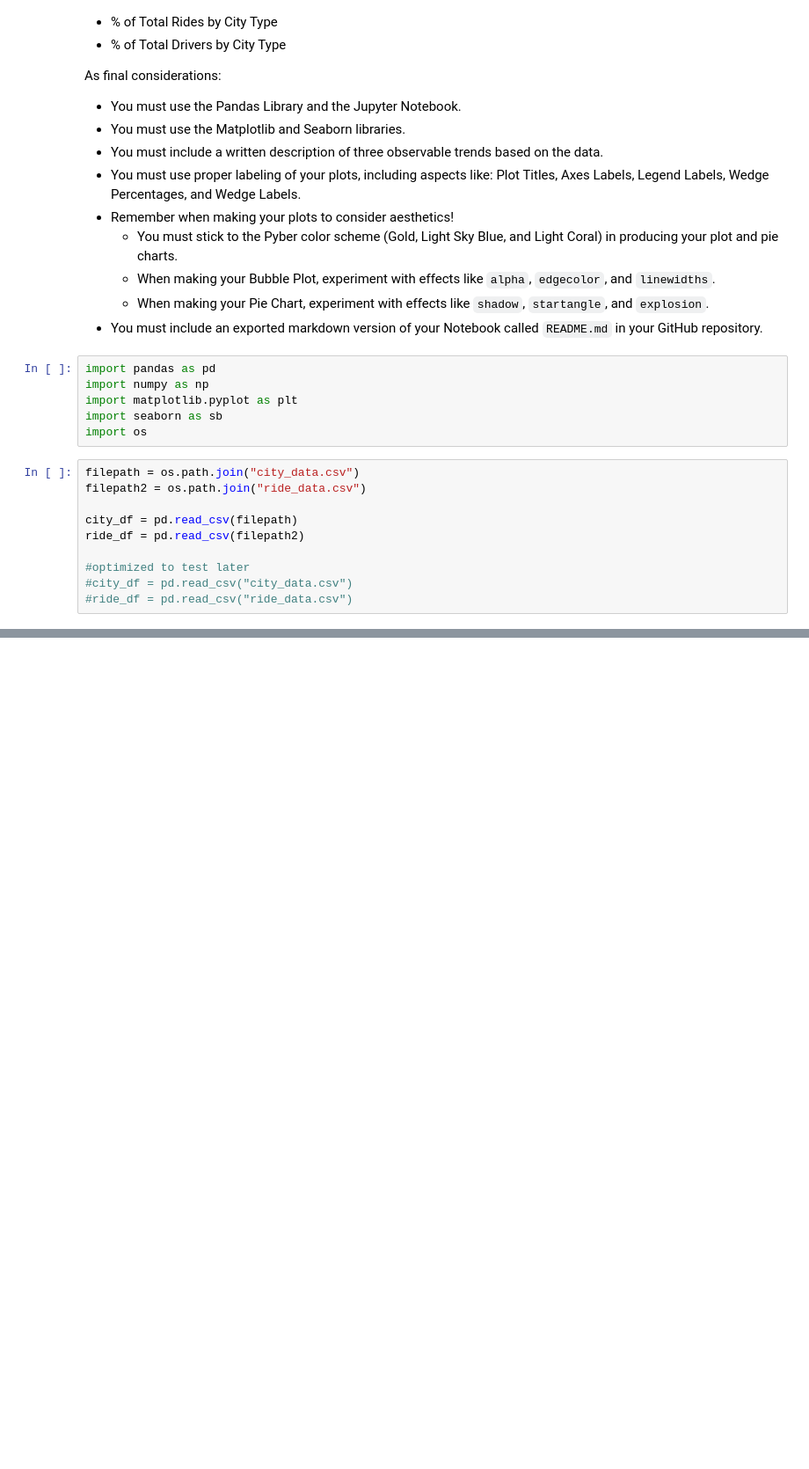
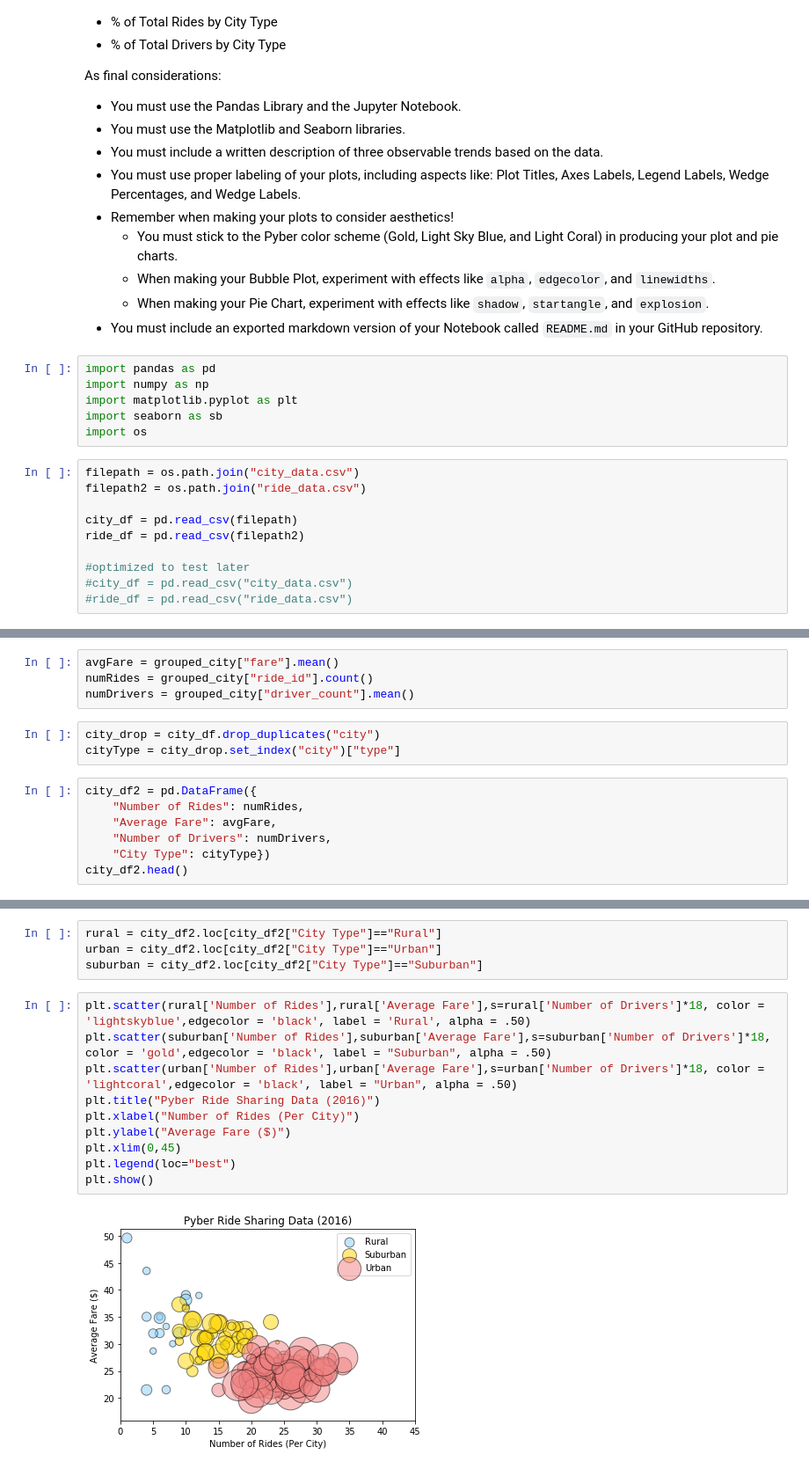
Before and after one commit to nlove21/matplotlib-challenge, a Jupyter notebook: Untitled.ipynb, the cells around one changed output, grey strips where cells are left out. Shown at 88% size. Saved outputs shown, nothing was run; the diff lists cells and outputs as text; blank space fills up the shorter version.

Commit message:
Second Commit
All charts added

```diff
--- a/Untitled.ipynb
+++ b/Untitled.ipynb
@@ -67,0 +89,14 @@ ride_df.head()
+# %%
+avgFare = grouped_city["fare"].mean()
+numRides = grouped_city["ride_id"].count()
+numDrivers = grouped_city["driver_count"].mean()
+# %%
+city_drop = city_df.drop_duplicates("city")
+cityType = city_drop.set_index("city")["type"]
+# %%
+city_df2 = pd.DataFrame({
+    "Number of Rides": numRides,
+    "Average Fare": avgFare,
+    "Number of Drivers": numDrivers,
+    "City Type": cityType})
+city_df2.head()
@@ -67,0 +110,16 @@ ride_df.head()
+# %%
+rural = city_df2.loc[city_df2["City Type"]=="Rural"]
+urban = city_df2.loc[city_df2["City Type"]=="Urban"]
+suburban = city_df2.loc[city_df2["City Type"]=="Suburban"]
+# %%
+plt.scatter(rural['Number of Rides'],rural['Average Fare'],s=rural['Number of Drivers']*18, color = 'lightskyblue',edgecolor = 'black', label = 'Rural', alpha = .50)
+plt.scatter(suburban['Number of Rides'],suburban['Average Fare'],s=suburban['Number of Drivers']*18, color = 'gold',edgecolor = 'black', label = "Suburban", alpha = .50)
+plt.scatter(urban['Number of Rides'],urban['Average Fare'],s=urban['Number of Drivers']*18, color = 'lightcoral',edgecolor = 'black', label = "Urban", alpha = .50)
+plt.title("Pyber Ride Sharing Data (2016)")
+plt.xlabel("Number of Rides (Per City)")
+plt.ylabel("Average Fare ($)")
+plt.xlim(0,45)
+plt.legend(loc="best")
+plt.show()
+# %% [output]
+[figure, added]
```
Also changed, not shown: parts of 16 cells of this notebook.
